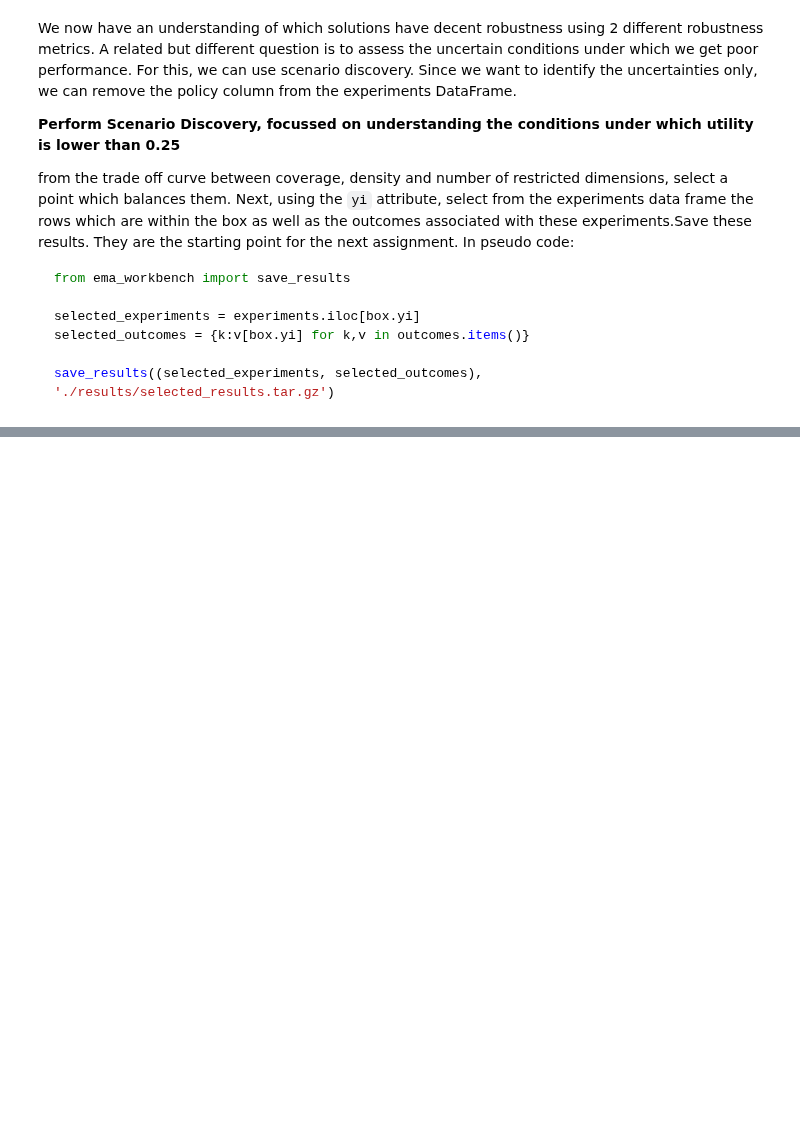
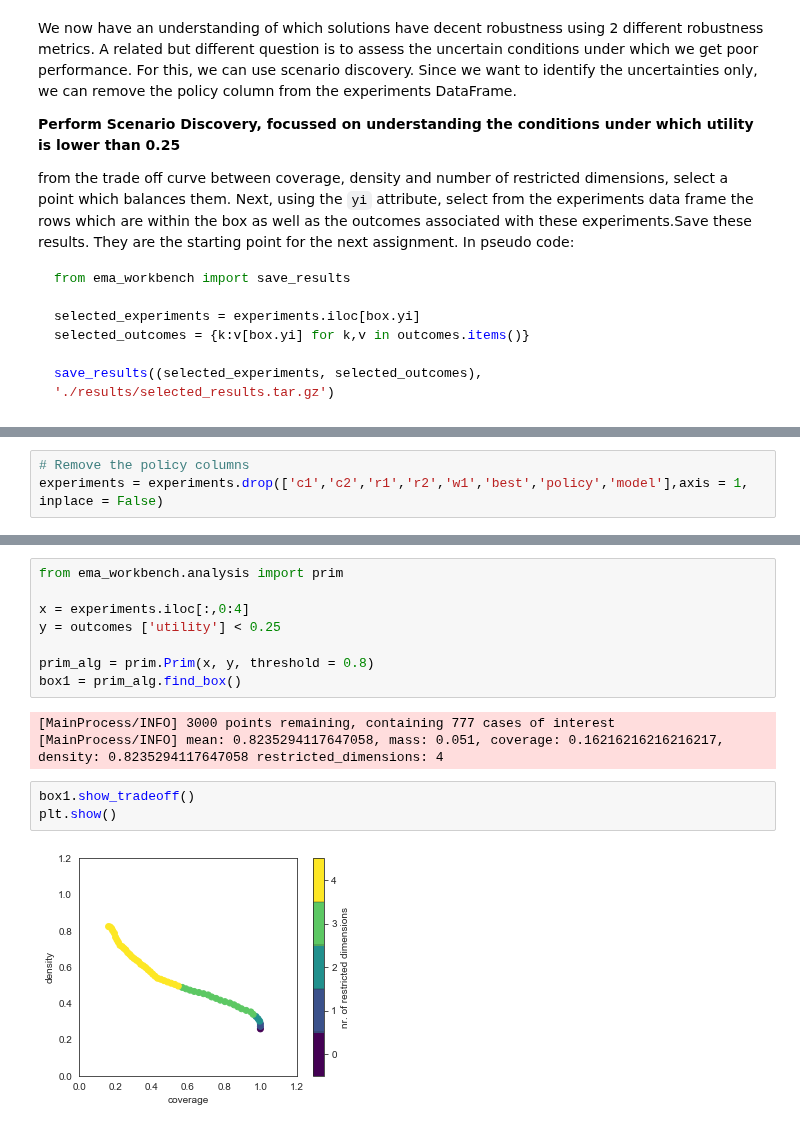
Before and after one commit to triple-capacho/EPA1361, a Jupyter notebook: Week 5-6 - robustness and direct search/assignment 8 - MORDM.ipynb, the cells around one changed output, grey strips where cells are left out. Saved outputs shown, nothing was run; the diff lists cells and outputs as text; blank space fills up the shorter version.

```diff
--- a/Week 5-6 - robustness and direct search/assignment 8 - MORDM.ipynb
+++ b/Week 5-6 - robustness and direct search/assignment 8 - MORDM.ipynb
@@ -564,0 +573,3 @@ save_results((selected_experiments, selected_outcomes), './results/selected_resu
+# %%
+# Remove the policy columns
+experiments = experiments.drop(['c1','c2','r1','r2','w1','best','policy','model'],axis = 1, inplace = False)
@@ -564,0 +585,16 @@ save_results((selected_experiments, selected_outcomes), './results/selected_resu
+# %%
+from ema_workbench.analysis import prim
+
+x = experiments.iloc[:,0:4]
+y = outcomes ['utility'] < 0.25
+
+prim_alg = prim.Prim(x, y, threshold = 0.8)
+box1 = prim_alg.find_box()
+# %% [output]
+[MainProcess/INFO] 3000 points remaining, containing 777 cases of interest
+[MainProcess/INFO] mean: 0.8235294117647058, mass: 0.051, coverage: 0.16216216216216217, density: 0.8235294117647058 restricted_dimensions: 4
+# %%
+box1.show_tradeoff()
+plt.show()
+# %% [output]
+[figure, added]
```
Also changed, not shown: parts of 7 cells of this notebook, 1 other file.
